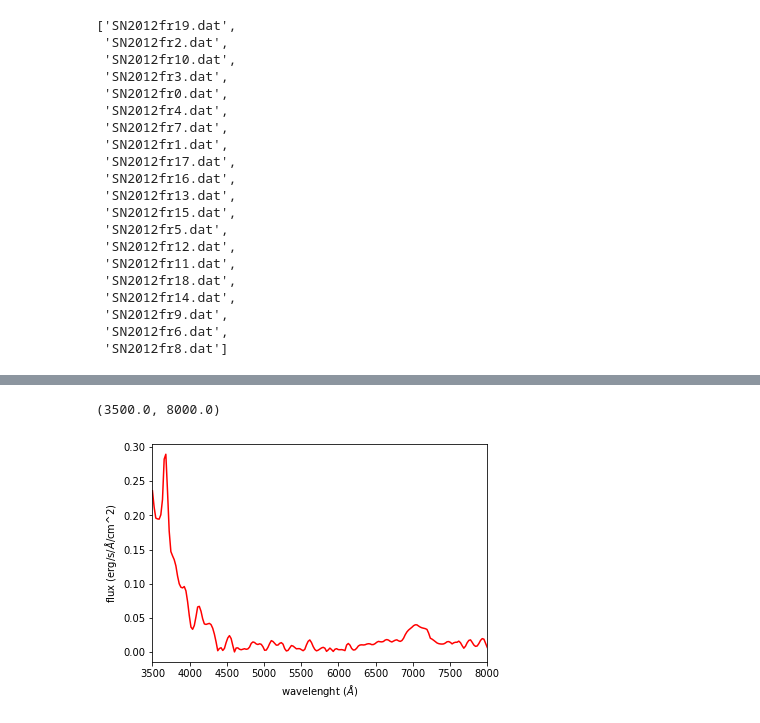
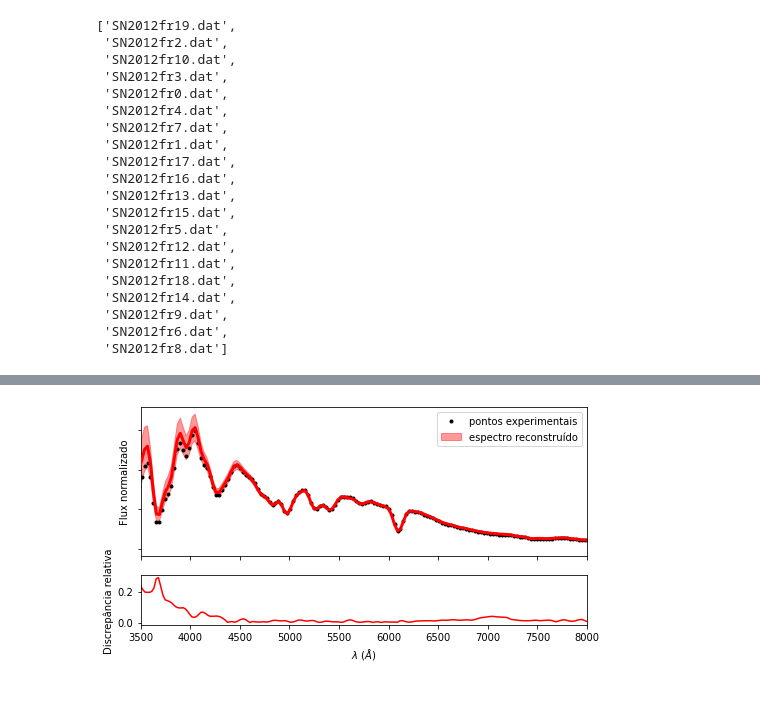
Before and after one commit to joaofrancafisica/templates, a Jupyter notebook: data_ext/Uncertain_Flux_estimators.ipynb, the cells around one changed output, grey strips where cells are left out. Drawn from its saved outputs; the diff is of its cells as text; code cells hidden in the pictures; blank space fills up the shorter version.

```diff
--- a/data_ext/Uncertain_Flux_estimators.ipynb
+++ b/data_ext/Uncertain_Flux_estimators.ipynb
@@ -50,7 +73,7 @@ for i in range(0, len(sn_files)):
 wave_grid = np.linspace(3000, 9000, 200 + 1)
 
 # spliting our data to compare
-sn_train = sn_files[1::]
+sn_train = spec_time[1:]
 #spec_time_train = spec_time[1::]
 
 # our data array
@@ -170,13 +182,24 @@ interp_sintetic = interp1d(fitted_model_wave, fitted_model_flux)
 
 diff = lambda x: abs((interp_real(x) - interp_sintetic(x)) / interp_real(x))
 plot_grid = np.linspace(3500, 8000, 200 + 1)
-# %%
-plt.plot(plot_grid, diff(plot_grid), color = 'r')
-
-plt.xlabel('wavelenght ($\AA$)')
-plt.ylabel('flux (erg/s/$\AA$/cm^2)')
-#plt.legend(loc="upper right")
-plt.xlim(3500, 8000)
-# %% [output]
-(3500.0, 8000.0)
-[figure, removed]
+# %%
+figure, axes = plt.subplots(2, 1, gridspec_kw={'height_ratios': [3, 1]}, sharex=True, figsize=(8,4))
+
+
+axes[0].fill_between(fitted_model_wave, np.array(fitted_model_flux) + np.array(fitted_model_flux_un),  np.array(fitted_model_flux) - np.array(fitted_model_flux_un), alpha=0.4, color='r', label='espectro reconstruído')
+axes[0].plot(fitted_model_wave, np.array(fitted_model_flux), 'r', lw=3, zorder=9)
+axes[0].plot(real_spec_x, real_spec_y, 'k.', label='pontos experimentais')
+axes[0].set_yticklabels([])
+#axes[0].set_xlabel('wavelenght ($\AA$)')
+axes[0].set_ylabel('Flux normalizado')
+axes[0].legend(loc="upper right")
+axes[0].set_xlim(3500, 8000)
+
+axes[1].plot(plot_grid, diff(plot_grid), color = 'r')
+
+axes[1].set_xlabel('$\lambda$ ($\AA$)')
+axes[1].set_ylabel('Discrepância relativa')
+
+figure.savefig('SN2012fr_t_1_9.png', dpi=200)
+# %% [output]
+[figure, added]
```
Also changed, not shown: parts of 4 cells of this notebook, 2 other files.
